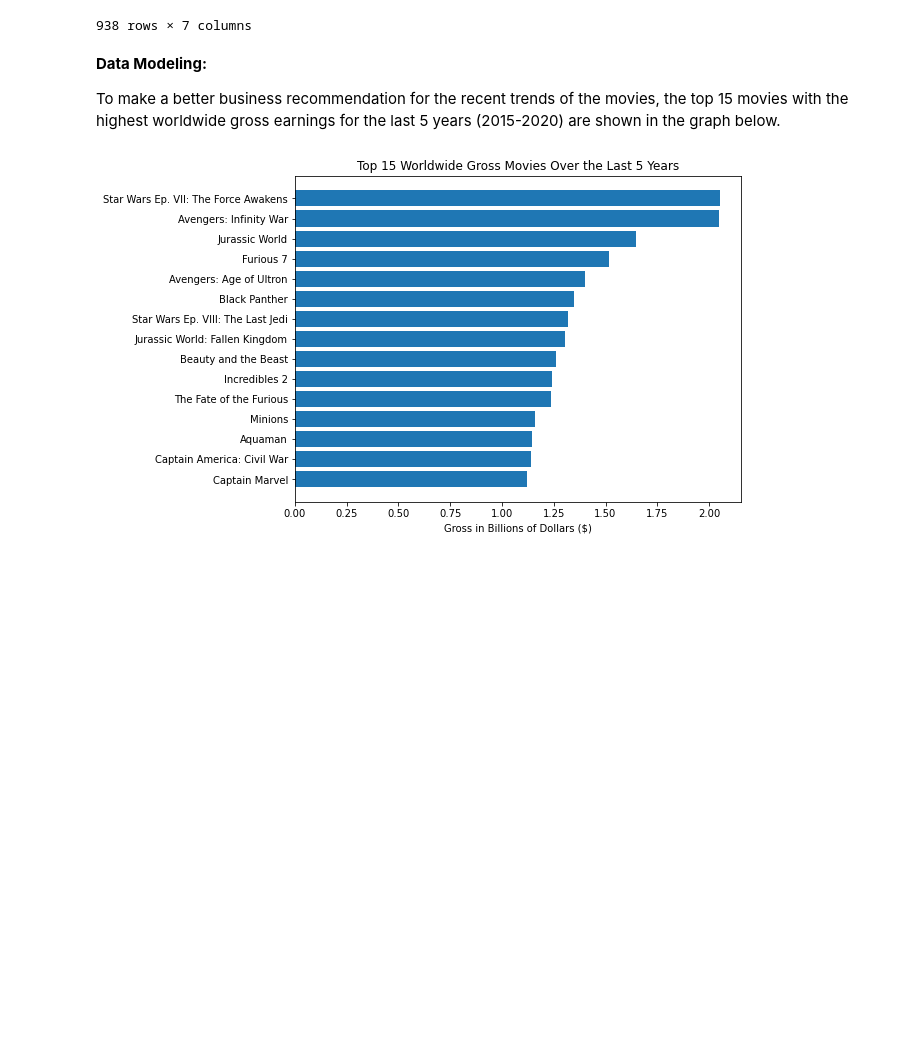
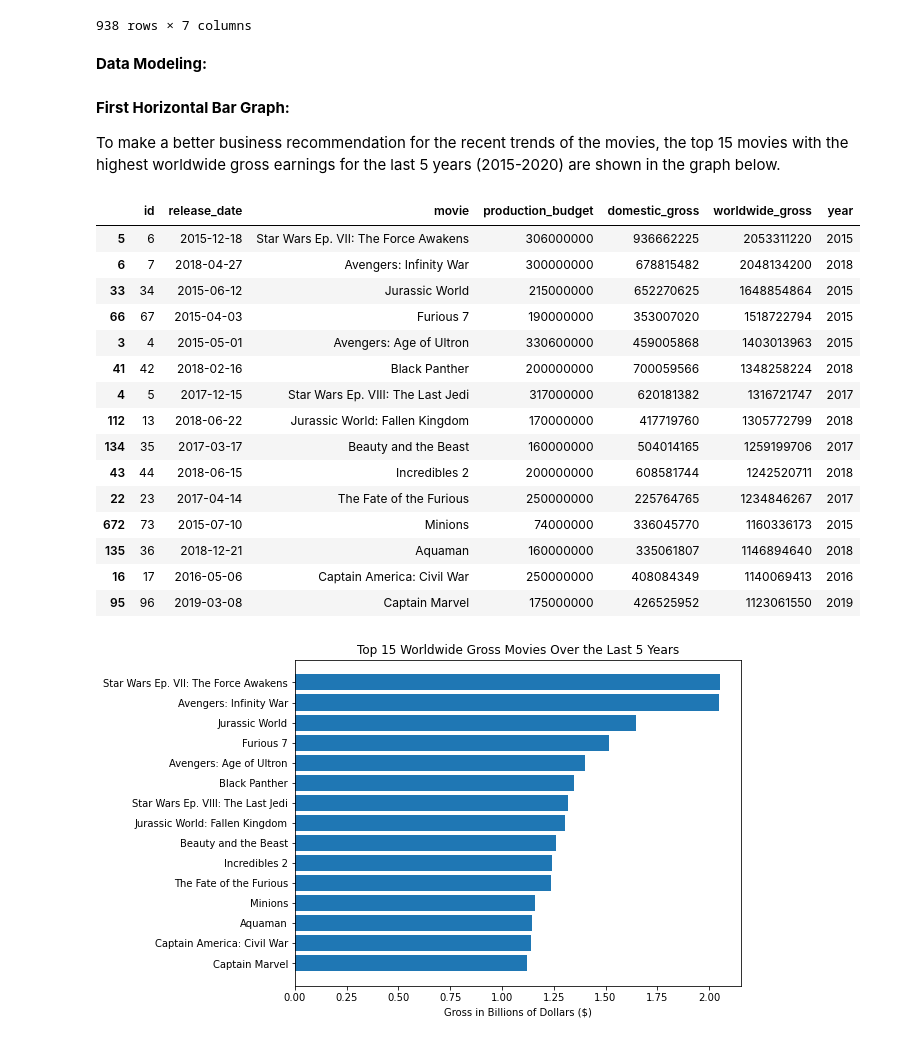
Before and after one commit to epradojr/Microsoft-Movie-Studio-Business-Proposition, a Jupyter notebook: Phase1-Project-Hatice.ipynb, the cells around one changed output. Saved outputs shown, nothing was run; the diff lists cells and outputs as text; code cells hidden in the pictures; blank space fills up the shorter version.

```diff
--- a/Phase1-Project-Hatice.ipynb
+++ b/Phase1-Project-Hatice.ipynb
@@ -199,8 +197,30 @@ last_5years
 938 rows × 7 columns
 # %% [markdown]
 **Data Modeling:**
-
-To make a better business recommendation for the recent trends of the movies, the top 15 movies with the highest worldwide gross earnings for the last 5 years (2015-2020) are shown in the graph below.
+# %% [markdown]
+**First Horizontal Bar Graph:**
+
+To make a better business recommendation for the recent trends of the movies, the top 15 movies with the highest worldwide gross earnings for the last 5 years (2015-2020) are shown in the graph below.
+# %%
+top_worldwide_gross_in5years = last_5years.sort_values('worldwide_gross', ascending = False).iloc[:15]
+top_worldwide_gross_in5years
+# %% [output]
+|  | id | release_date | movie | production_budget | domestic_gross | worldwide_gross | year |
+| 5 | 6 | 2015-12-18 | Star Wars Ep. VII: The Force Awakens | 306000000 | 936662225 | 2053311220 | 2015 |
+| 6 | 7 | 2018-04-27 | Avengers: Infinity War | 300000000 | 678815482 | 2048134200 | 2018 |
+| 33 | 34 | 2015-06-12 | Jurassic World | 215000000 | 652270625 | 1648854864 | 2015 |
+| 66 | 67 | 2015-04-03 | Furious 7 | 190000000 | 353007020 | 1518722794 | 2015 |
+| 3 | 4 | 2015-05-01 | Avengers: Age of Ultron | 330600000 | 459005868 | 1403013963 | 2015 |
+| 41 | 42 | 2018-02-16 | Black Panther | 200000000 | 700059566 | 1348258224 | 2018 |
+| 4 | 5 | 2017-12-15 | Star Wars Ep. VIII: The Last Jedi | 317000000 | 620181382 | 1316721747 | 2017 |
+| 112 | 13 | 2018-06-22 | Jurassic World: Fallen Kingdom | 170000000 | 417719760 | 1305772799 | 2018 |
+| 134 | 35 | 2017-03-17 | Beauty and the Beast | 160000000 | 504014165 | 1259199706 | 2017 |
+| 43 | 44 | 2018-06-15 | Incredibles 2 | 200000000 | 608581744 | 1242520711 | 2018 |
+| 22 | 23 | 2017-04-14 | The Fate of the Furious | 250000000 | 225764765 | 1234846267 | 2017 |
+| 672 | 73 | 2015-07-10 | Minions | 74000000 | 336045770 | 1160336173 | 2015 |
+| 135 | 36 | 2018-12-21 | Aquaman | 160000000 | 335061807 | 1146894640 | 2018 |
+| 16 | 17 | 2016-05-06 | Captain America: Civil War | 250000000 | 408084349 | 1140069413 | 2016 |
+| 95 | 96 | 2019-03-08 | Captain Marvel | 175000000 | 426525952 | 1123061550 | 2019 |
 # %%
 height_top15_gross = sorted(last_5years.sort_values(by='worldwide_gross', ascending=False)[:15]['worldwide_gross'].tolist())
 top15_gross = last_5years.sort_values(by='worldwide_gross', ascending=False)[:15]['movie'].values.tolist()
```
Also changed, not shown: parts of 19 cells of this notebook, 1 other file.
